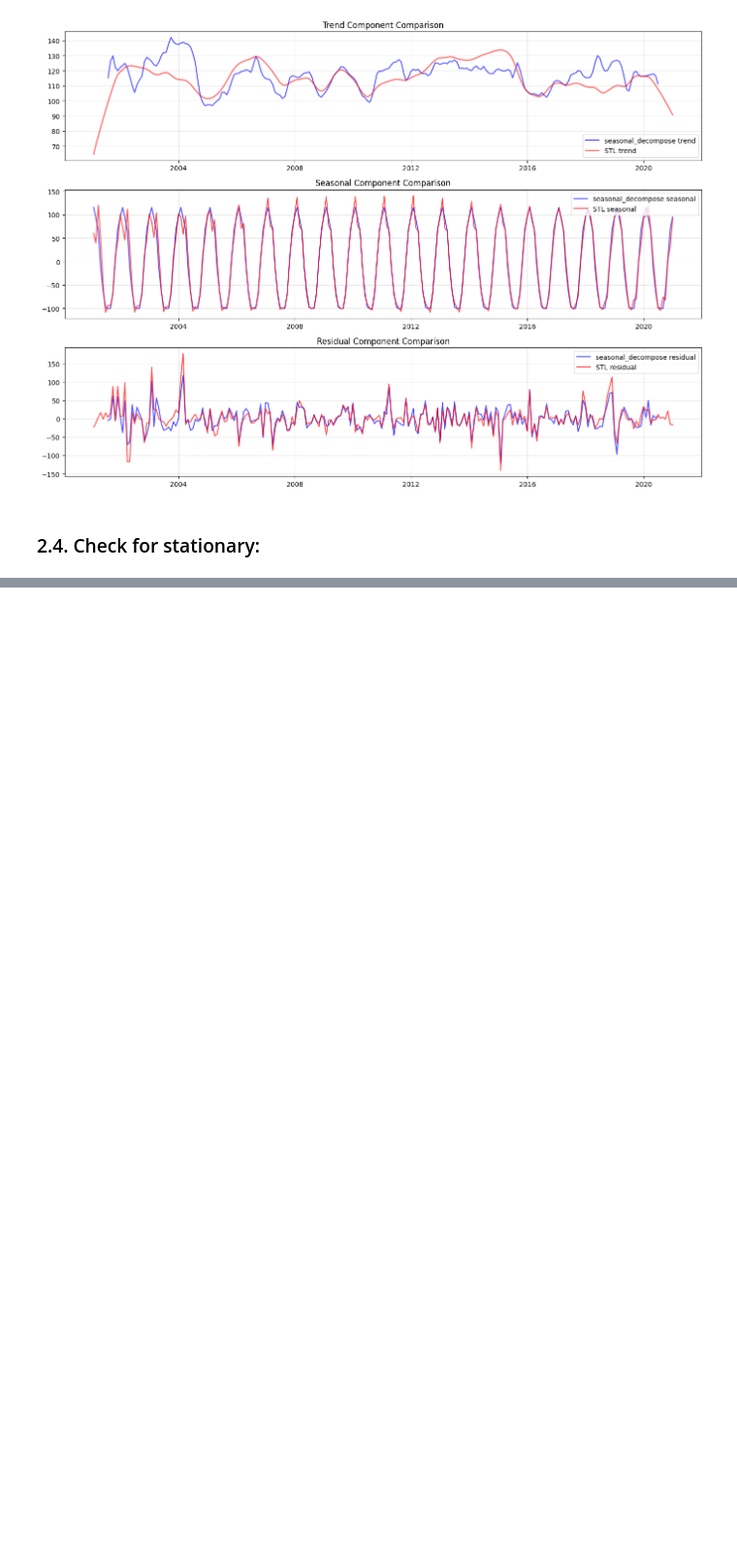
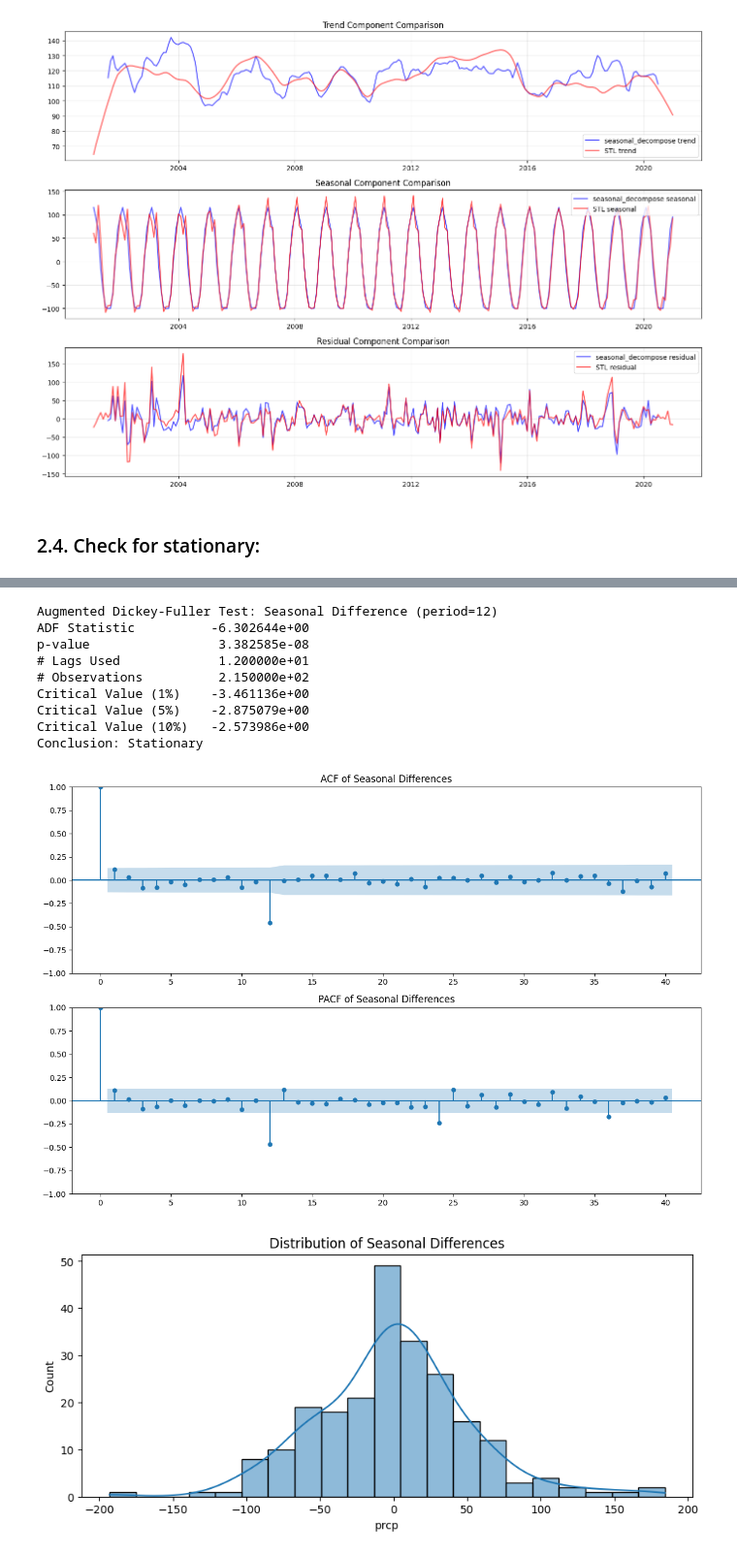
Before and after one commit to Kizza2014/time_series_climate_weather_surface_of_Brazil, a Jupyter notebook: analysis.ipynb, the cells around one changed output, grey strips where cells are left out. Shown at 97% size. Drawn from its saved outputs; the diff is of its cells as text; code cells hidden in the pictures; blank space fills up the shorter version.

```diff
--- a/analysis.ipynb
+++ b/analysis.ipynb
@@ -500,0 +476,50 @@ Bác bỏ H0: Dữ liệu là dừng
+# %%
+# Kiểm tra tính dừng theo mùa
+def seasonal_stationarity_test(data, period=12):
+    """
+    Kiểm tra tính dừng theo mùa bằng cách:
+    1. Tính sai phân mùa vụ
+    2. Thực hiện ADF test
+    3. Vẽ ACF của sai phân mùa vụ
+    """
+    # Tạo các lag mùa vụ
+    seasonal_diffs = data - data.shift(period)
+    seasonal_diffs = seasonal_diffs.dropna()
+
+    # ADF test trên sai phân mùa vụ
+    adf_test(seasonal_diffs, f'Seasonal Difference (period={period})')
+
+    # Vẽ ACF và PACF của sai phân mùa vụ
+    fig, (ax1, ax2) = plt.subplots(2, 1, figsize=(12, 8))
+
+    plot_acf(seasonal_diffs, ax=ax1, lags=40)
+    ax1.set_title('ACF of Seasonal Differences')
+
+    plot_pacf(seasonal_diffs, ax=ax2, lags=40)
+    ax2.set_title('PACF of Seasonal Differences')
+
+    plt.tight_layout()
+    plt.show()
+
+    # Kiểm tra phân phối của sai phân mùa vụ
+    plt.figure(figsize=(10, 4))
+    sns.histplot(seasonal_diffs, kde=True)
+    plt.title('Distribution of Seasonal Differences')
+    plt.show()
+
+    return seasonal_diffs
+
+# Thực hiện kiểm định
+seasonal_diffs = seasonal_stationarity_test(data['prcp'])
+# %% [output]
+Augmented Dickey-Fuller Test: Seasonal Difference (period=12)
+ADF Statistic          -6.302644e+00
+p-value                 3.382585e-08
+# Lags Used             1.200000e+01
+# Observations          2.150000e+02
+Critical Value (1%)    -3.461136e+00
+Critical Value (5%)    -2.875079e+00
+Critical Value (10%)   -2.573986e+00
+Conclusion: Stationary
+[figure, added]
+[figure, added]
```
Also changed, not shown: parts of 13 cells of this notebook, 6 other files.
